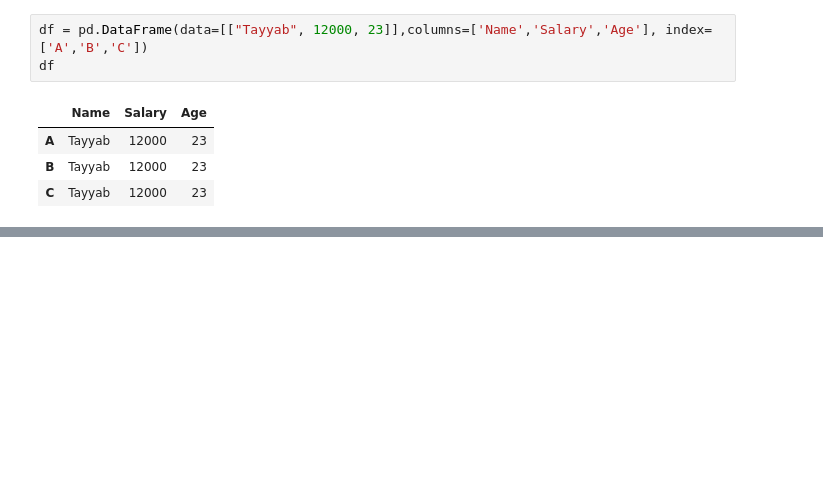
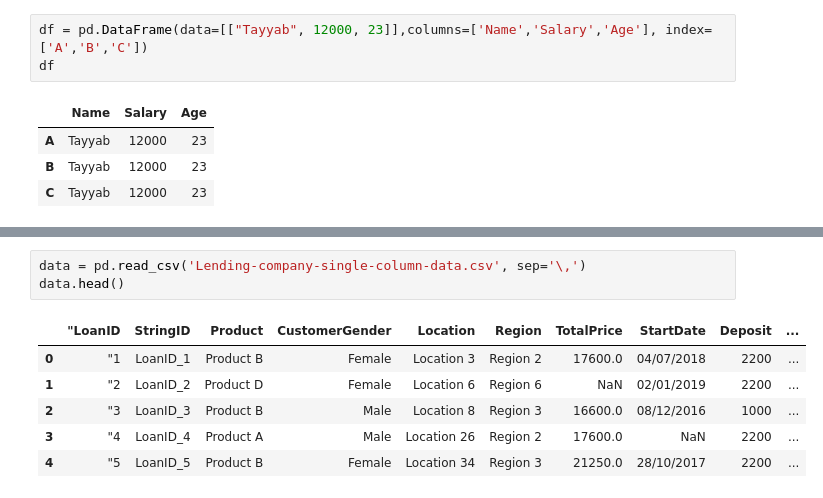
Before and after one commit to TayyabRepos/Working-With-Text, a Jupyter notebook: Working With Text.ipynb, the cells around one changed output, grey strips where cells are left out. Cells and saved outputs as stored; diff of their text form; blank space fills up the shorter version.

```diff
--- a/Working With Text.ipynb
+++ b/Working With Text.ipynb
@@ -102,0 +287,10 @@ df
+# %%
+data = pd.read_csv('Lending-company-single-column-data.csv', sep='\,')
+data.head()
+# %% [output]
+|  | "LoanID | StringID | Product | CustomerGender | Location | Region | TotalPrice | StartDate | Deposit | ... |
+| 0 | "1 | LoanID_1 | Product B | Female | Location 3 | Region 2 | 17600.0 | 04/07/2018 | 2200 | ... |
+| 1 | "2 | LoanID_2 | Product D | Female | Location 6 | Region 6 | NaN | 02/01/2019 | 2200 | ... |
+| 2 | "3 | LoanID_3 | Product B | Male | Location 8 | Region 3 | 16600.0 | 08/12/2016 | 1000 | ... |
+| 3 | "4 | LoanID_4 | Product A | Male | Location 26 | Region 2 | 17600.0 | NaN | 2200 | ... |
+| 4 | "5 | LoanID_5 | Product B | Female | Location 34 | Region 3 | 21250.0 | 28/10/2017 | 2200 | ... |
```
Also changed, not shown: parts of 33 cells of this notebook, 11 other files.
